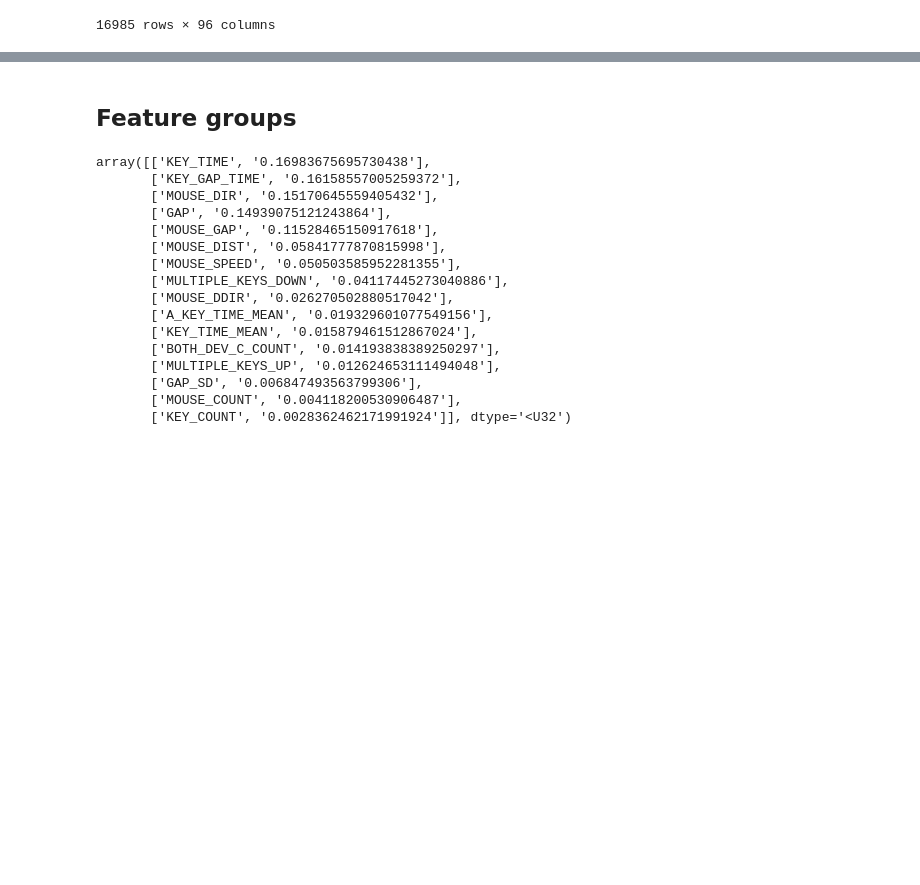
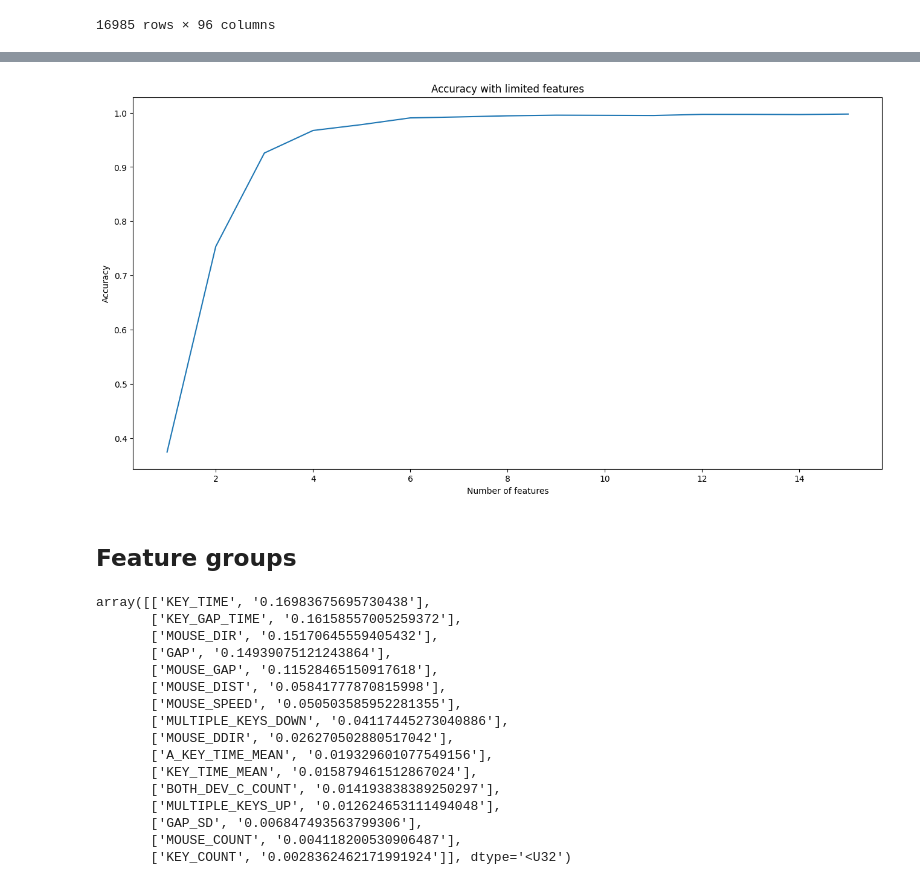
Before and after one commit to WronaPatryk/DataScienceWorkshop2023L, a Jupyter notebook: feature_importance.ipynb, the cells around one changed output, grey strips where cells are left out. Cells and saved outputs as stored; diff of their text form; code cells hidden in the pictures; blank space fills up the shorter version.

Commit message:
Add frr, far, more graphs

```diff
--- a/feature_importance.ipynb
+++ b/feature_importance.ipynb
@@ -82,3 +88,14 @@ pd.DataFrame({'n_features': feature_counts, 'accuracy': rf_results})
+# %%
+plt.figure(figsize=(16, 8))
+plt.plot(feature_counts, rf_results)
+
+plt.title("Accuracy with limited features")
+plt.xlabel("Number of features")
+plt.ylabel("Accuracy")
+
+plt.show()
+# %% [output]
+[figure, added]
 # %% [markdown]
 ## Feature groups
 # %%
```
Also changed, not shown: parts of 6 cells of this notebook, 2 other files.
